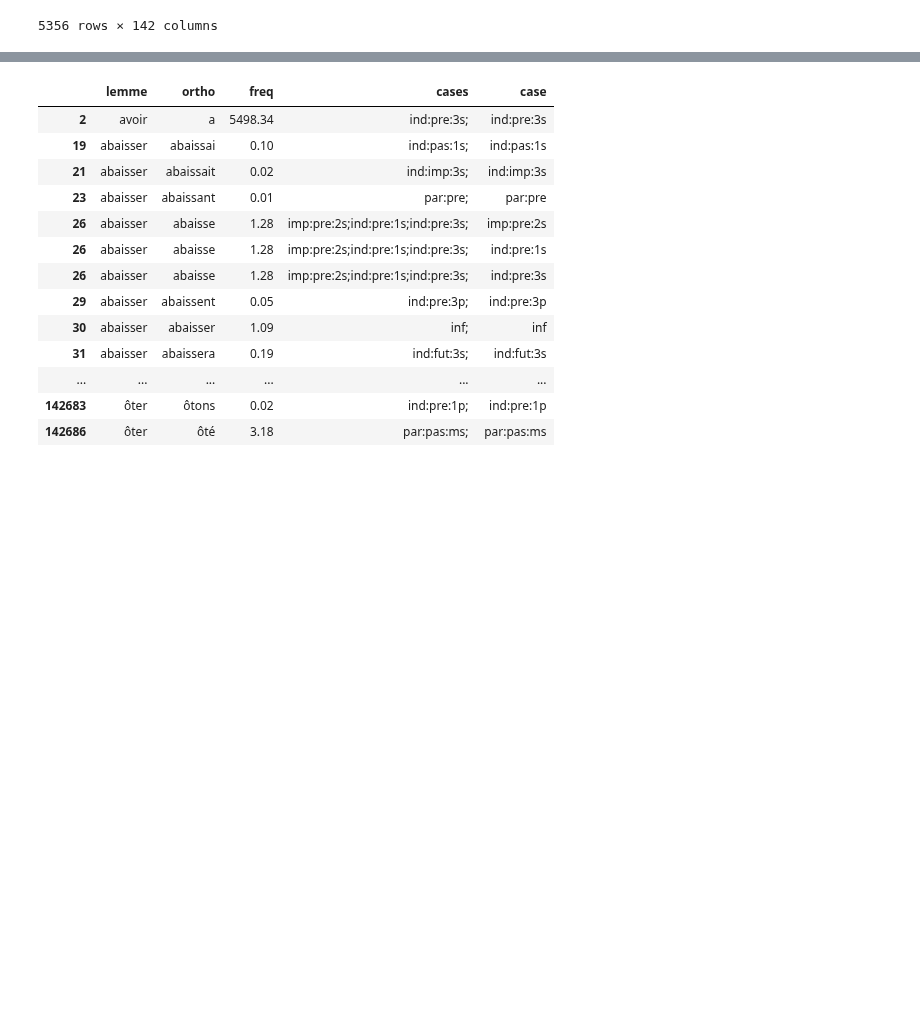
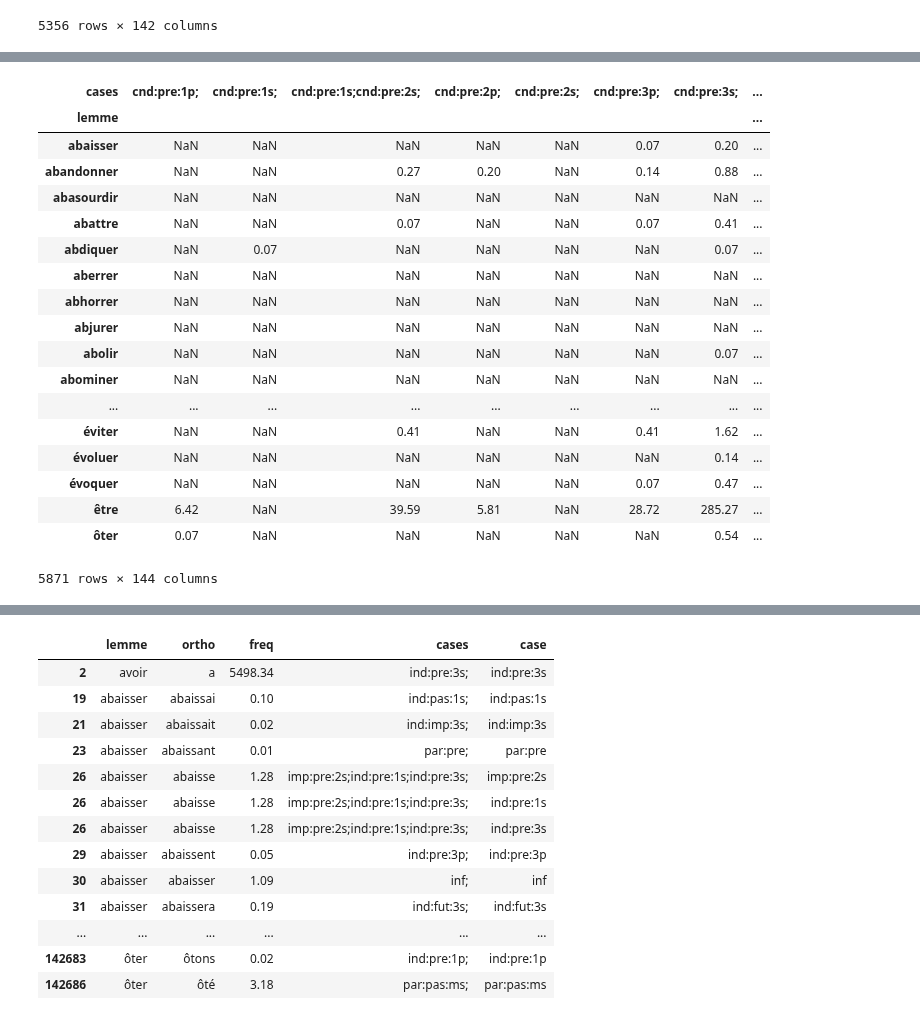
Before and after one commit to gboye/SWIM, a Jupyter notebook: SampleManagement/Lexique3-Stats.ipynb, the cells around one changed output, grey strips where cells are left out. Cells and saved outputs as stored; diff of their text form; code cells hidden in the pictures; blank space fills up the shorter version.

```diff
--- a/SampleManagement/Lexique3-Stats.ipynb
+++ b/SampleManagement/Lexique3-Stats.ipynb
@@ -501,0 +507,27 @@ refFreq.sort_values(ascending=False).plot(kind="bar",figsize=(12,8))
+# %%
+frantext3=verb3[(verb3["10_freqlivres"]!=0)][["3_lemme","1_ortho","10_freqlivres","infover"]]
+frantext3.columns=["lemme","ortho","freq","cases"]
+# %%
+freqTableTexte=pd.pivot_table(frantext3, values='freq', index=['lemme'], columns=['cases'], aggfunc=lambda x: sum(x)).reset_index().reindex()
+# %%
+freqTableTexte.set_index("lemme")
+# %% [output]
+| cases | cnd:pre:1p; | cnd:pre:1s; | cnd:pre:1s;cnd:pre:2s; | cnd:pre:2p; | cnd:pre:2s; | cnd:pre:3p; | cnd:pre:3s; | ... |
+| lemme |  |  |  |  |  |  |  | ... |
+| abaisser | NaN | NaN | NaN | NaN | NaN | 0.07 | 0.20 | ... |
+| abandonner | NaN | NaN | 0.27 | 0.20 | NaN | 0.14 | 0.88 | ... |
+| abasourdir | NaN | NaN | NaN | NaN | NaN | NaN | NaN | ... |
+| abattre | NaN | NaN | 0.07 | NaN | NaN | 0.07 | 0.41 | ... |
+| abdiquer | NaN | 0.07 | NaN | NaN | NaN | NaN | 0.07 | ... |
+| aberrer | NaN | NaN | NaN | NaN | NaN | NaN | NaN | ... |
+| abhorrer | NaN | NaN | NaN | NaN | NaN | NaN | NaN | ... |
+| abjurer | NaN | NaN | NaN | NaN | NaN | NaN | NaN | ... |
+| abolir | NaN | NaN | NaN | NaN | NaN | NaN | 0.07 | ... |
+| abominer | NaN | NaN | NaN | NaN | NaN | NaN | NaN | ... |
+| ... | ... | ... | ... | ... | ... | ... | ... | ... |
+| éviter | NaN | NaN | 0.41 | NaN | NaN | 0.41 | 1.62 | ... |
+| évoluer | NaN | NaN | NaN | NaN | NaN | NaN | 0.14 | ... |
+| évoquer | NaN | NaN | NaN | NaN | NaN | 0.07 | 0.47 | ... |
+| être | 6.42 | NaN | 39.59 | 5.81 | NaN | 28.72 | 285.27 | ... |
+| ôter | 0.07 | NaN | NaN | NaN | NaN | NaN | 0.54 | ... |
+5871 rows × 144 columns
```
Also changed, not shown: parts of 29 cells of this notebook, 16 other files.
